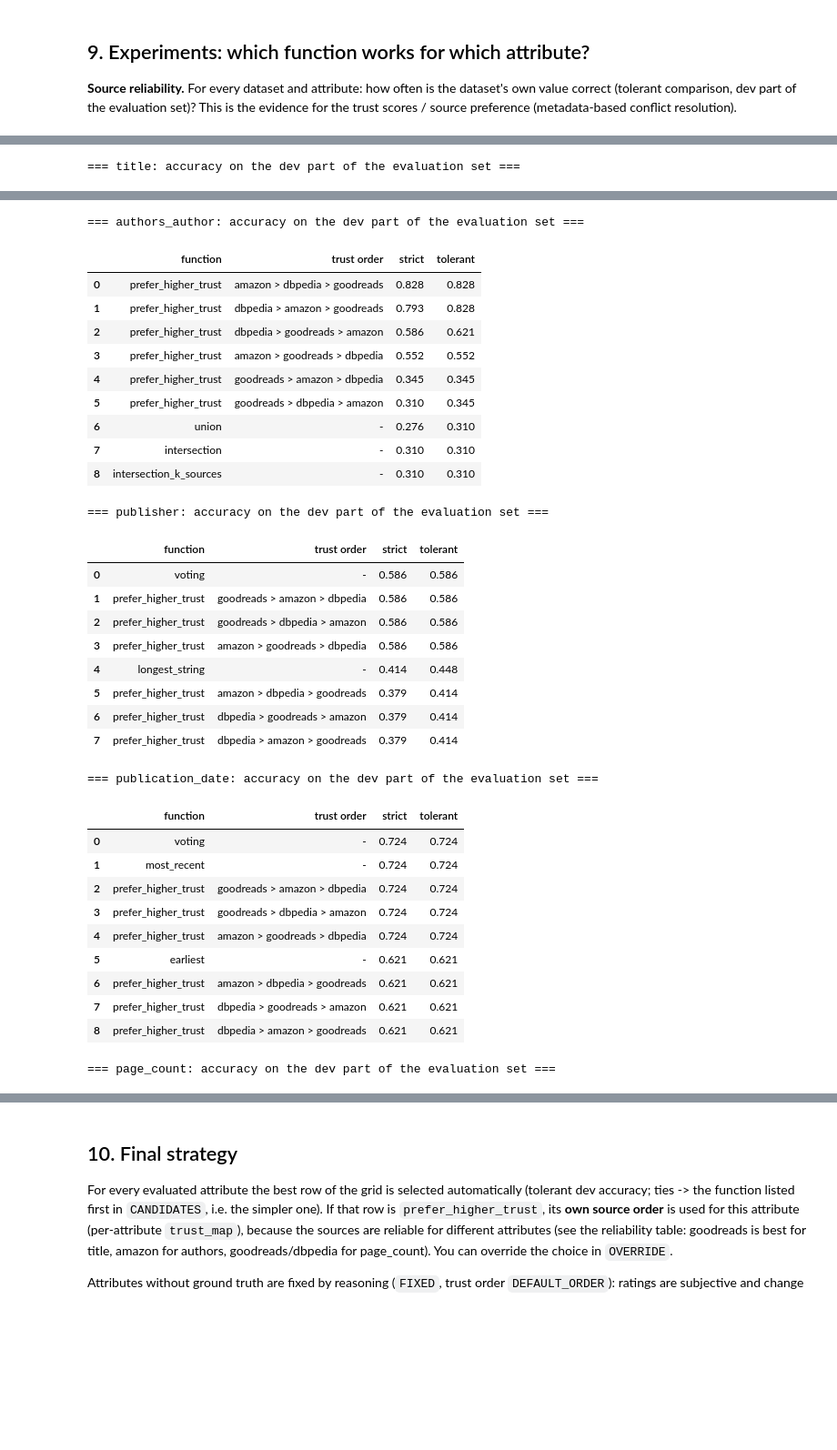
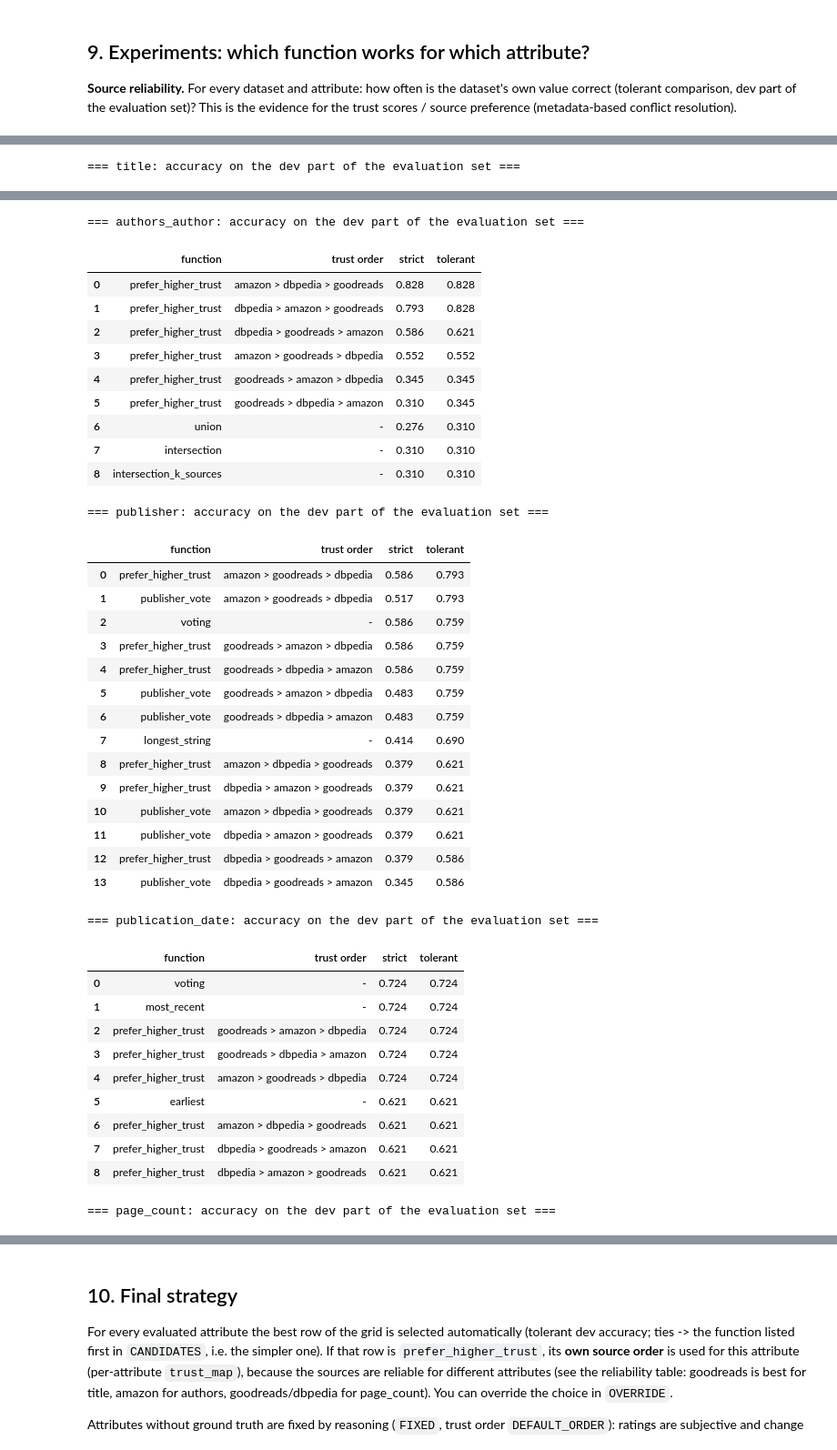
Before and after one commit to Web-Data-Integration-Team/Books-Data-Integration, a Jupyter notebook: data_fusion.ipynb, the cells around one changed output, grey strips where cells are left out. Shown at 91% size. Saved outputs shown, nothing was run; the diff lists cells and outputs as text; code cells hidden in the pictures; blank space fills up the shorter version.

Commit message:
Add own publisher fusion function and normalized publisher comparison

```diff
--- a/data_fusion.ipynb
+++ b/data_fusion.ipynb
@@ -601,18 +631,0 @@ The engine prints **density** and **consistency**; copy these numbers into the r
-# %%
-def fn(*names):
-    """First conflict resolution function of PyDI.fusion that exists under one of the given names."""
-    for n in names:
-        f = getattr(pf, n, None)
-        if f is not None:
-            return f
-    return None
-
-
-print("available in PyDI.fusion:", sorted(n for n in dir(pf) if not n.startswith("_") and callable(getattr(pf, n))))
-
-
-def add_eval_functions(strategy):
-    """Same tolerant comparison in PyDI's evaluator as in our own attribute_accuracy."""
-    for a in ["title", "authors_author", "publisher", "format"]:
-        strategy.add_evaluation_function(a, tokenized_match, threshold=0.8)
-    strategy.add_evaluation_function("publication_date", pf.year_only_match)   # evaluation set has years only
@@ -776,24 +833,25 @@ Ties are resolved in favour of the function listed first (simpler first), like i
 CANDIDATES = {   # attribute -> function names, simpler first; several names = aliases
     "title":            [("longest_string",), ("shortest_string",), ("voting", "vote"), ("prefer_higher_trust",)],
     "authors_author":   [("union",), ("intersection",), ("intersection_k_sources",), ("prefer_higher_trust",)],
-    "publisher":        [("longest_string",), ("voting", "vote"), ("prefer_higher_trust",)],
+    "publisher":        [("longest_string",), ("voting", "vote"), ("prefer_higher_trust",), ("publisher_vote",)],   # last: own function
     "publication_date": [("voting", "vote"), ("earliest",), ("most_recent",), ("prefer_higher_trust",)],
     "page_count":       [("median", "median_value"), ("average", "mean"), ("maximum", "max_value"), ("minimum", "min_value"),
                          ("voting", "vote"), ("prefer_higher_trust",)],
     "format":           [("longest_string",), ("voting", "vote"), ("prefer_higher_trust",)],
 }
 ORDERS = list(itertools.permutations(NAMES))
+TRUST_AWARE = {prefer_higher_trust, publisher_vote}   # functions that take a per-attribute trust_map -> all 6 source orders are tried
 
 
 def run_single(attr, f, order):
     """Fuse only `attr`. Datasets are always passed in the same order (NAMES), so tie-breaks of
     voting / longest_string etc. are identical in the grid and in the final strategy.
-    prefer_higher_trust gets the trust order as a per-attribute trust_map (overrides df.attrs['trust'])."""
+    Trust-aware functions (TRUST_AWARE) get the trust order as a per-attribute trust_map (overrides df.attrs['trust'])."""
     lvl = logging.getLogger().level
     logging.getLogger().setLevel(logging.WARNING)
     try:
         s = DataFusionStrategy(f"{attr}:{getattr(f, '__name__', 'f')}")
-        if f is prefer_higher_trust:
+        if f in TRUST_AWARE:
             s.add_attribute_fuser(attr, f, trust_map=trust_from_order(order))
         else:
             s.add_attribute_fuser(attr, f)
@@ -813,54 +871,60 @@ if df_eval is not None:
             if f is None:
                 print(f"skipped (not in PyDI.fusion): {names}")
                 continue
-            for order in (ORDERS if f is prefer_higher_trust else [tuple(NAMES)]):
+            for order in (ORDERS if f in TRUST_AWARE else [tuple(NAMES)]):
                 try:
                     acc = attribute_accuracy(run_single(attr, f, order), df_eval_dev, [attr]).loc[attr]
                 except Exception as e:                      # keep going, show the problem
                     print(f"failed: {attr} / {names[0]} / {order}: {e!r}")
                     continue
                 grid_rows.append({"attribute": attr, "function": names[0], "pos": options.index(names),
-                                  "order": order if f is prefer_higher_trust else None,
-                                  "trust order": " > ".join(order) if f is prefer_higher_trust else "-",
+                                  "order": order if f in TRUST_AWARE else None,
+                                  "trust order": " > ".join(order) if f in TRUST_AWARE else "-",
                                   "strict": acc["accuracy strict"], "tolerant": acc["accuracy tolerant"]})
     grid = pd.DataFrame(grid_rows)
     grid.drop(columns=["pos", "order"]).to_csv(OUT_DIR / "function_grid_dev.csv", index=False)
     for a in grid["attribute"].unique():
         print(f"\n=== {a}: accuracy on the dev part of the evaluation set ===")
         display(grid[grid["attribute"] == a].drop(columns=["attribute", "pos", "order"]).sort_values("tolerant", ascending=False).round(3).reset_index(drop=True))
 # %% [output]
 === title: accuracy on the dev part of the evaluation set ===
 |  | function | trust order | strict | tolerant |
 | 0 | voting | - | 0.828 | 0.897 |
 | 1 | prefer_higher_trust | goodreads > amazon > dbpedia | 0.828 | 0.897 |
 | 2 | shortest_string | - | 0.862 | 0.862 |
 | 3 | prefer_higher_trust | goodreads > dbpedia > amazon | 0.828 | 0.862 |
 | 4 | prefer_higher_trust | dbpedia > goodreads > amazon | 0.586 | 0.690 |
 | 5 | prefer_higher_trust | amazon > goodreads > dbpedia | 0.586 | 0.655 |
 | 6 | longest_string | - | 0.310 | 0.483 |
 | 7 | prefer_higher_trust | amazon > dbpedia > goodreads | 0.345 | 0.483 |
 | 8 | prefer_higher_trust | dbpedia > amazon > goodreads | 0.345 | 0.448 |
 === authors_author: accuracy on the dev part of the evaluation set ===
 |  | function | trust order | strict | tolerant |
 | 0 | prefer_higher_trust | amazon > dbpedia > goodreads | 0.828 | 0.828 |
 | 1 | prefer_higher_trust | dbpedia > amazon > goodreads | 0.793 | 0.828 |
 | 2 | prefer_higher_trust | dbpedia > goodreads > amazon | 0.586 | 0.621 |
 | 3 | prefer_higher_trust | amazon > goodreads > dbpedia | 0.552 | 0.552 |
 | 4 | prefer_higher_trust | goodreads > amazon > dbpedia | 0.345 | 0.345 |
 | 5 | prefer_higher_trust | goodreads > dbpedia > amazon | 0.310 | 0.345 |
 | 6 | union | - | 0.276 | 0.310 |
 | 7 | intersection | - | 0.310 | 0.310 |
 | 8 | intersection_k_sources | - | 0.310 | 0.310 |
 === publisher: accuracy on the dev part of the evaluation set ===
 |  | function | trust order | strict | tolerant |
-| 0 | voting | - | 0.586 | 0.586 |
-| 1 | prefer_higher_trust | goodreads > amazon > dbpedia | 0.586 | 0.586 |
-| 2 | prefer_higher_trust | goodreads > dbpedia > amazon | 0.586 | 0.586 |
-| 3 | prefer_higher_trust | amazon > goodreads > dbpedia | 0.586 | 0.586 |
-| 4 | longest_string | - | 0.414 | 0.448 |
-| 5 | prefer_higher_trust | amazon > dbpedia > goodreads | 0.379 | 0.414 |
-| 6 | prefer_higher_trust | dbpedia > goodreads > amazon | 0.379 | 0.414 |
-| 7 | prefer_higher_trust | dbpedia > amazon > goodreads | 0.379 | 0.414 |
+| 0 | prefer_higher_trust | amazon > goodreads > dbpedia | 0.586 | 0.793 |
+| 1 | publisher_vote | amazon > goodreads > dbpedia | 0.517 | 0.793 |
+| 2 | voting | - | 0.586 | 0.759 |
+| 3 | prefer_higher_trust | goodreads > amazon > dbpedia | 0.586 | 0.759 |
+| 4 | prefer_higher_trust | goodreads > dbpedia > amazon | 0.586 | 0.759 |
+| 5 | publisher_vote | goodreads > amazon > dbpedia | 0.483 | 0.759 |
+| 6 | publisher_vote | goodreads > dbpedia > amazon | 0.483 | 0.759 |
+| 7 | longest_string | - | 0.414 | 0.690 |
+| 8 | prefer_higher_trust | amazon > dbpedia > goodreads | 0.379 | 0.621 |
+| 9 | prefer_higher_trust | dbpedia > amazon > goodreads | 0.379 | 0.621 |
+| 10 | publisher_vote | amazon > dbpedia > goodreads | 0.379 | 0.621 |
+| 11 | publisher_vote | dbpedia > amazon > goodreads | 0.379 | 0.621 |
+| 12 | prefer_higher_trust | dbpedia > goodreads > amazon | 0.379 | 0.586 |
+| 13 | publisher_vote | dbpedia > goodreads > amazon | 0.345 | 0.586 |
 === publication_date: accuracy on the dev part of the evaluation set ===
 |  | function | trust order | strict | tolerant |
 | 0 | voting | - | 0.724 | 0.724 |
```
Also changed, not shown: parts of 13 cells of this notebook, 2 other files.
